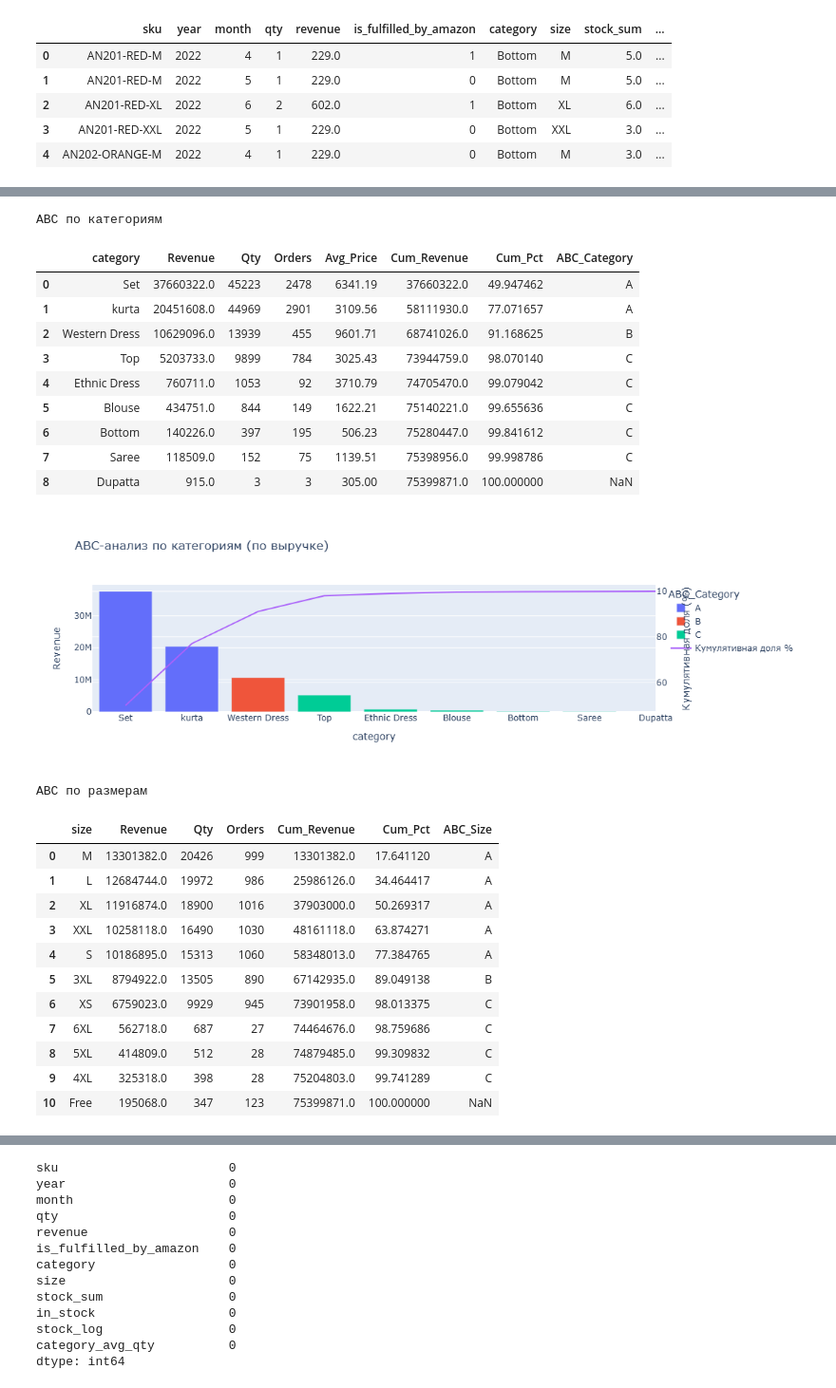
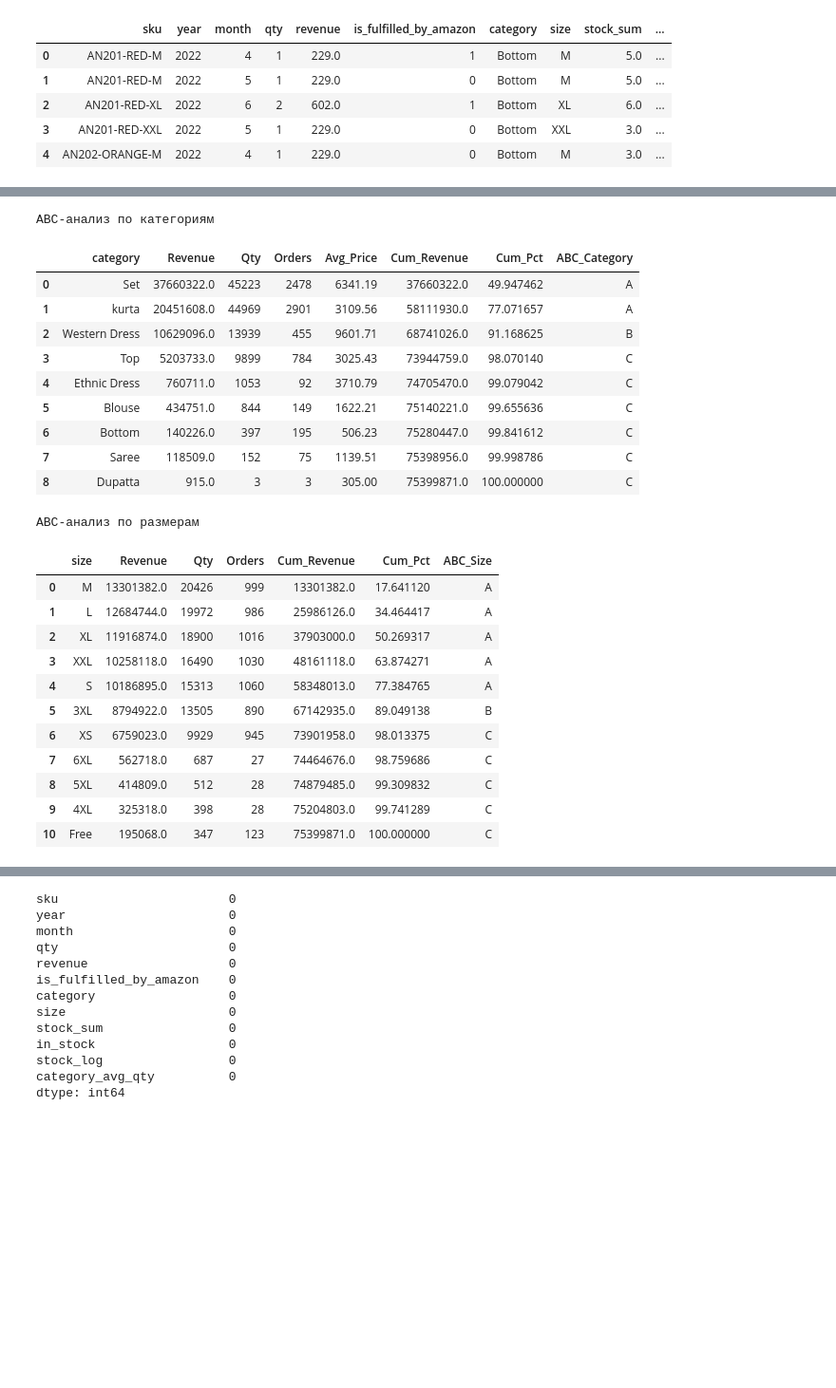
Before and after one commit to temakiselevv/ecommerce-analytics, a Jupyter notebook: notebooks/05_eda.ipynb, the cells around one changed output, grey strips where cells are left out. Shown at 95% size. Drawn from its saved outputs; the diff is of its cells as text; code cells hidden in the pictures; blank space fills up the shorter version.

```diff
--- a/notebooks/05_eda.ipynb
+++ b/notebooks/05_eda.ipynb
@@ -125,5 +208,8 @@ Name: qty_mean, dtype: float64
 # %%
 # ABC-анализ по SKU
+
+abc_figs = {}
+abc_tables = {}
 
 top_sku = (
     df.groupby('sku', observed=True)['revenue']
@@ -147,7 +233,9 @@ abc_summary = top_sku.groupby('ABC', observed=True).agg(
     SKUs_Pct=('sku', lambda x: x.count()/len(top_sku)*100),
     Revenue=('revenue', 'sum'),
     Revenue_Pct=('revenue', lambda x: x.sum()/top_sku['revenue'].sum()*100)
-).round(2)
+).round(2).reset_index()
+
+abc_tables['ABC-анализ по SKU'] = abc_summary
 
 print("ABC-анализ по SKU:")
 display(abc_summary)
@@ -160,6 +248,8 @@ fig = px.line(top_sku, x=top_sku.index, y='cum_share_pct',
 fig.add_hline(y=80, line_dash="dash", line_color="green", annotation_text="80% выручки")
 fig.add_hline(y=95, line_dash="dash", line_color="orange", annotation_text="95% выручки")
 fig.update_layout(height=600, template="plotly_white")
+
+abc_figs['Pareto Analysis'] = fig
 fig.show()
 # %% [output]
 ABC-анализ по SKU:
@@ -172,5 +260,6 @@ ABC-анализ по SKU:
 # %%
 # ABC-анализ по Category
+
 abc_category = (
     df.groupby('category', observed=True)
     .agg(
@@ -180,44 +269,50 @@ abc_category = (
         Avg_Price=('revenue', lambda x: x.sum() / x.count())
     )
     .round(2)
     .sort_values('Revenue', ascending=False)
     .reset_index()
 )
 
 abc_category['Cum_Revenue'] = abc_category['Revenue'].cumsum()
 abc_category['Cum_Pct'] = abc_category['Cum_Revenue'] / abc_category['Revenue'].sum() * 100
 
 abc_category['ABC_Category'] = pd.cut(
     abc_category['Cum_Pct'],
-    bins=[0, 80, 95, 100],
+    bins=[0, 80, 95, 101],
     labels=['A', 'B', 'C'],
     right=False
 )
 
-print("ABC по категориям")
+abc_tables['ABC-анализ по категориям'] = abc_category
+
+print("ABC-анализ по категориям")
 display(abc_category)
 
-fig1 = px.bar(abc_category, x='category', y='Revenue',
+fig = px.bar(abc_category, x='category', y='Revenue',
               color='ABC_Category', title='ABC-анализ по категориям (по выручке)')
-fig1.add_scatter(x=abc_category['category'], y=abc_category['Cum_Pct'],
+fig.add_scatter(x=abc_category['category'], y=abc_category['Cum_Pct'],
                  mode='lines', name='Кумулятивная доля %', yaxis='y2')
-fig1.update_layout(yaxis2=dict(title='Кумулятивная доля (%)', overlaying='y', side='right'))
-fig1.show()
+fig.update_layout(
+    yaxis2=dict(title='Кумулятивная доля (%)', overlaying='y', side='right'),
+    legend=dict(x=1.1)
+    )
+abc_figs['ABC-анализ по категориям'] = fig
+fig.show()
 # %% [output]
-ABC по категориям
+ABC-анализ по категориям
 |  | category | Revenue | Qty | Orders | Avg_Price | Cum_Revenue | Cum_Pct | ABC_Category |
 | 0 | Set | 37660322.0 | 45223 | 2478 | 6341.19 | 37660322.0 | 49.947462 | A |
 | 1 | kurta | 20451608.0 | 44969 | 2901 | 3109.56 | 58111930.0 | 77.071657 | A |
 | 2 | Western Dress | 10629096.0 | 13939 | 455 | 9601.71 | 68741026.0 | 91.168625 | B |
 | 3 | Top | 5203733.0 | 9899 | 784 | 3025.43 | 73944759.0 | 98.070140 | C |
 | 4 | Ethnic Dress | 760711.0 | 1053 | 92 | 3710.79 | 74705470.0 | 99.079042 | C |
 | 5 | Blouse | 434751.0 | 844 | 149 | 1622.21 | 75140221.0 | 99.655636 | C |
 | 6 | Bottom | 140226.0 | 397 | 195 | 506.23 | 75280447.0 | 99.841612 | C |
 | 7 | Saree | 118509.0 | 152 | 75 | 1139.51 | 75398956.0 | 99.998786 | C |
-| 8 | Dupatta | 915.0 | 3 | 3 | 305.00 | 75399871.0 | 100.000000 | NaN |
+| 8 | Dupatta | 915.0 | 3 | 3 | 305.00 | 75399871.0 | 100.000000 | C |
-[figure, removed]
 # %%
 # ABC-анализ по Size
+
 abc_size = (
     df.groupby('size', observed=True)
     .agg(
@@ -229,21 +324,34 @@ abc_size = (
     .sort_values('Revenue', ascending=False)
     .reset_index()
 )
-
 abc_size['Cum_Revenue'] = abc_size['Revenue'].cumsum()
 abc_size['Cum_Pct'] = abc_size['Cum_Revenue'] / abc_size['Revenue'].sum() * 100
 
+
 abc_size['ABC_Size'] = pd.cut(
     abc_size['Cum_Pct'],
-    bins=[0, 80, 95, 100],
+    bins=[0, 80, 95, 101],
     labels=['A', 'B', 'C'],
     right=False
 )
+abc_tables['ABC-анализ по размерам'] = abc_size
 
-print("ABC по размерам")
+
+print("ABC-анализ по размерам")
 display(abc_size)
+
+fig = px.bar(abc_size, x='size', y='Revenue',
+              color='ABC_Size', title='ABC-анализ по размеру (по выручке)')
+fig.add_scatter(x=abc_size['size'], y=abc_category['Cum_Pct'],
+                 mode='lines', name='Кумулятивная доля %', yaxis='y2')
+fig.update_layout(
+    yaxis2=dict(title='Кумулятивная доля (%)', overlaying='y', side='right'),
+    legend=dict(x=1.1)
+    )
+abc_figs['ABC-анализ по размерам'] = fig
+fig.show()
 # %% [output]
-ABC по размерам
+ABC-анализ по размерам
 |  | size | Revenue | Qty | Orders | Cum_Revenue | Cum_Pct | ABC_Size |
 | 0 | M | 13301382.0 | 20426 | 999 | 13301382.0 | 17.641120 | A |
 | 1 | L | 12684744.0 | 19972 | 986 | 25986126.0 | 34.464417 | A |
@@ -255,6 +363,6 @@ ABC по размерам
 | 7 | 6XL | 562718.0 | 687 | 27 | 74464676.0 | 98.759686 | C |
 | 8 | 5XL | 414809.0 | 512 | 28 | 74879485.0 | 99.309832 | C |
 | 9 | 4XL | 325318.0 | 398 | 28 | 75204803.0 | 99.741289 | C |
-| 10 | Free | 195068.0 | 347 | 123 | 75399871.0 | 100.000000 | NaN |
+| 10 | Free | 195068.0 | 347 | 123 | 75399871.0 | 100.000000 | C |
 # %%
 # ABC по паре (Category + Size)
```
Also changed, not shown: parts of 12 cells of this notebook, 2 other files.
